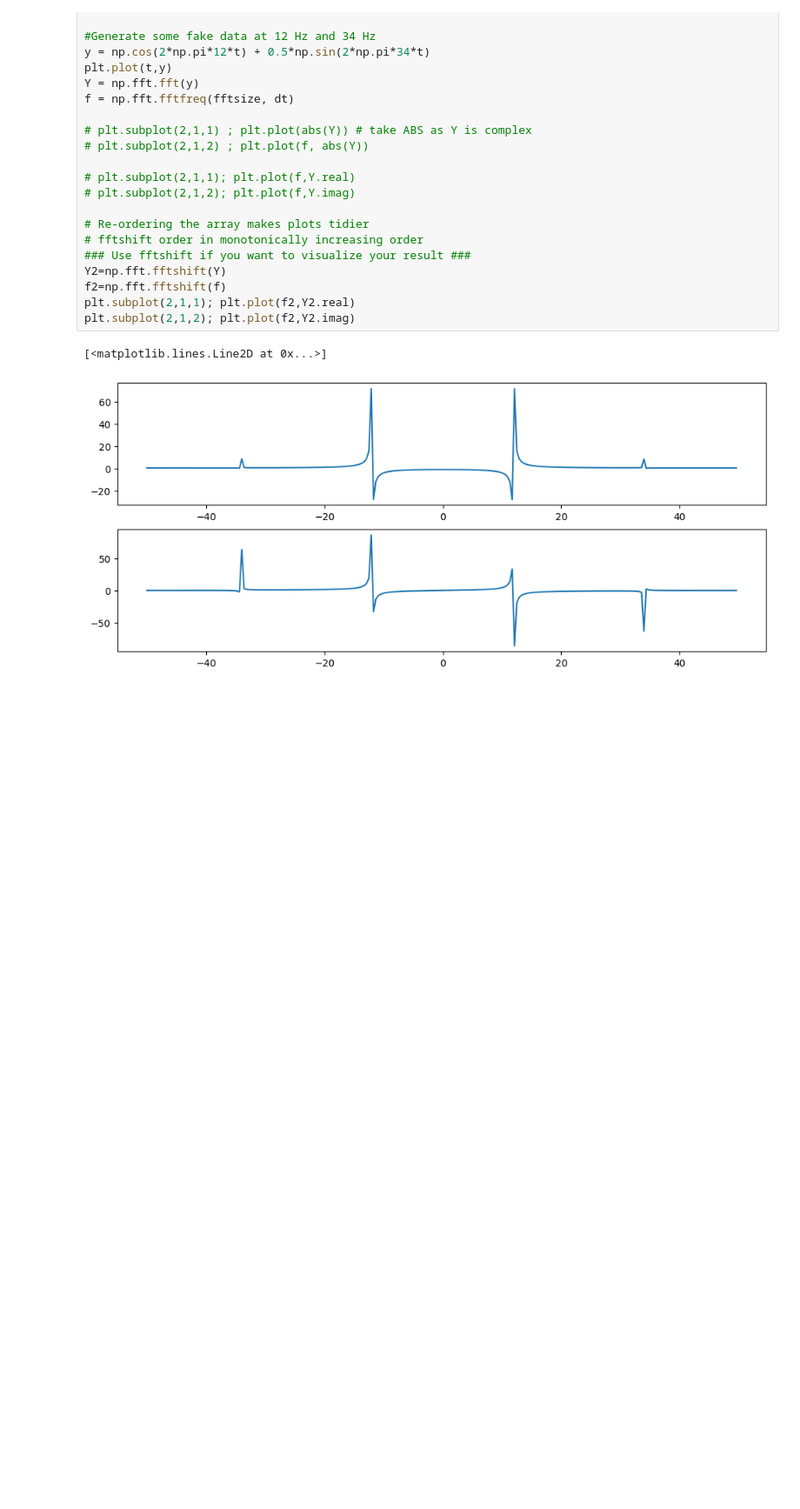
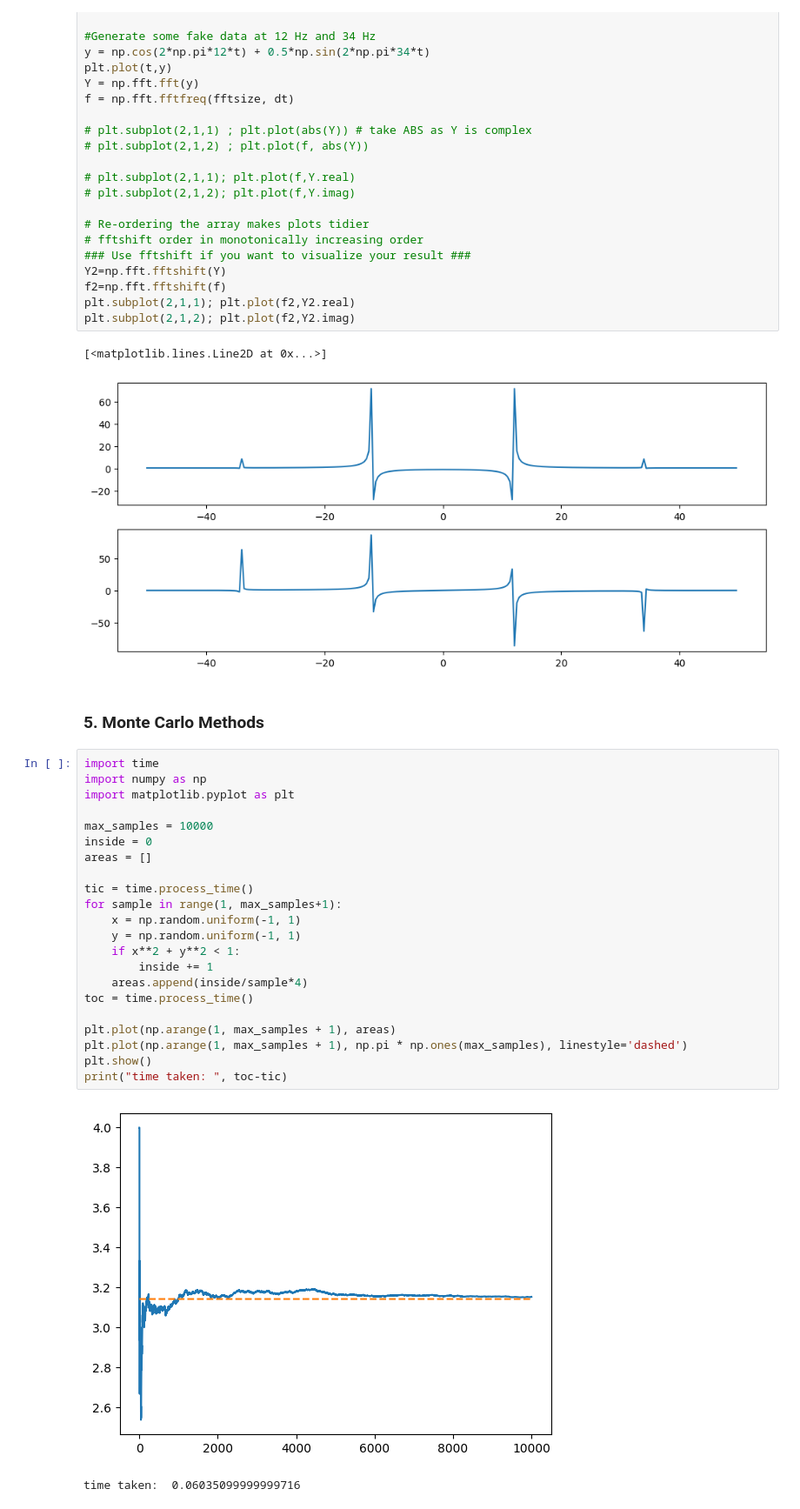
Before and after one commit to shikang61/Computational-Physics, a Jupyter notebook: Learning.ipynb, the cells around one changed output. Shown at 87% size. Cells and saved outputs as stored; diff of their text form; blank space fills up the shorter version.

```diff
--- a/Learning.ipynb
+++ b/Learning.ipynb
@@ -219,3 +219,30 @@ plt.subplot(2,1,2); plt.plot(f2,Y2.imag)
 # %% [output]
 [<matplotlib.lines.Line2D at 0x...>]
 [figure]
+# %% [markdown]
+### 5. Monte Carlo Methods
+# %%
+import time
+import numpy as np
+import matplotlib.pyplot as plt
+
+max_samples = 10000
+inside = 0
+areas = []
+
+tic = time.process_time()
+for sample in range(1, max_samples+1):
+    x = np.random.uniform(-1, 1)
+    y = np.random.uniform(-1, 1)
+    if x**2 + y**2 < 1:
+        inside += 1
+    areas.append(inside/sample*4)
+toc = time.process_time()
+
+plt.plot(np.arange(1, max_samples + 1), areas)
+plt.plot(np.arange(1, max_samples + 1), np.pi * np.ones(max_samples), linestyle='dashed')
+plt.show()
+print("time taken: ", toc-tic)
+# %% [output]
+[figure, added]
+time taken:  0.06035099999999716
```
Also changed, not shown: parts of 1 cell of this notebook, 17 other files.
